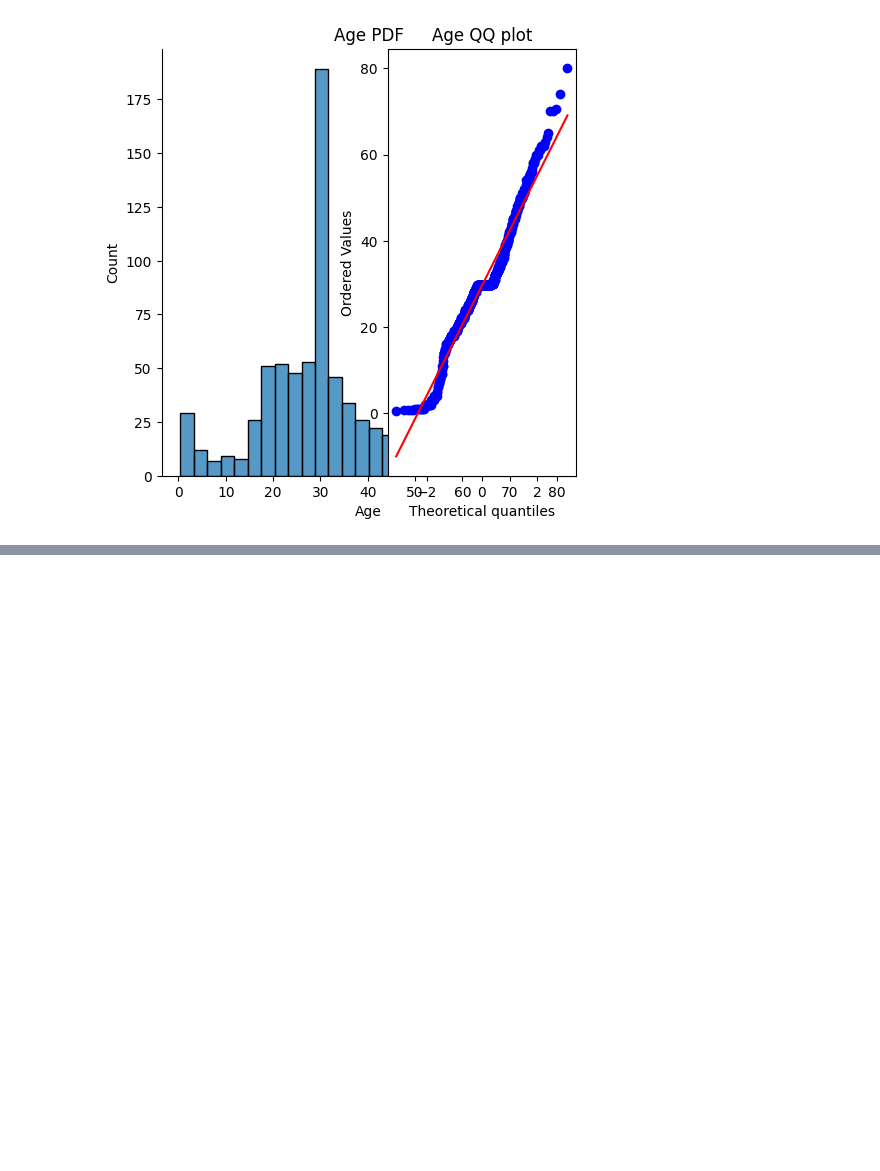
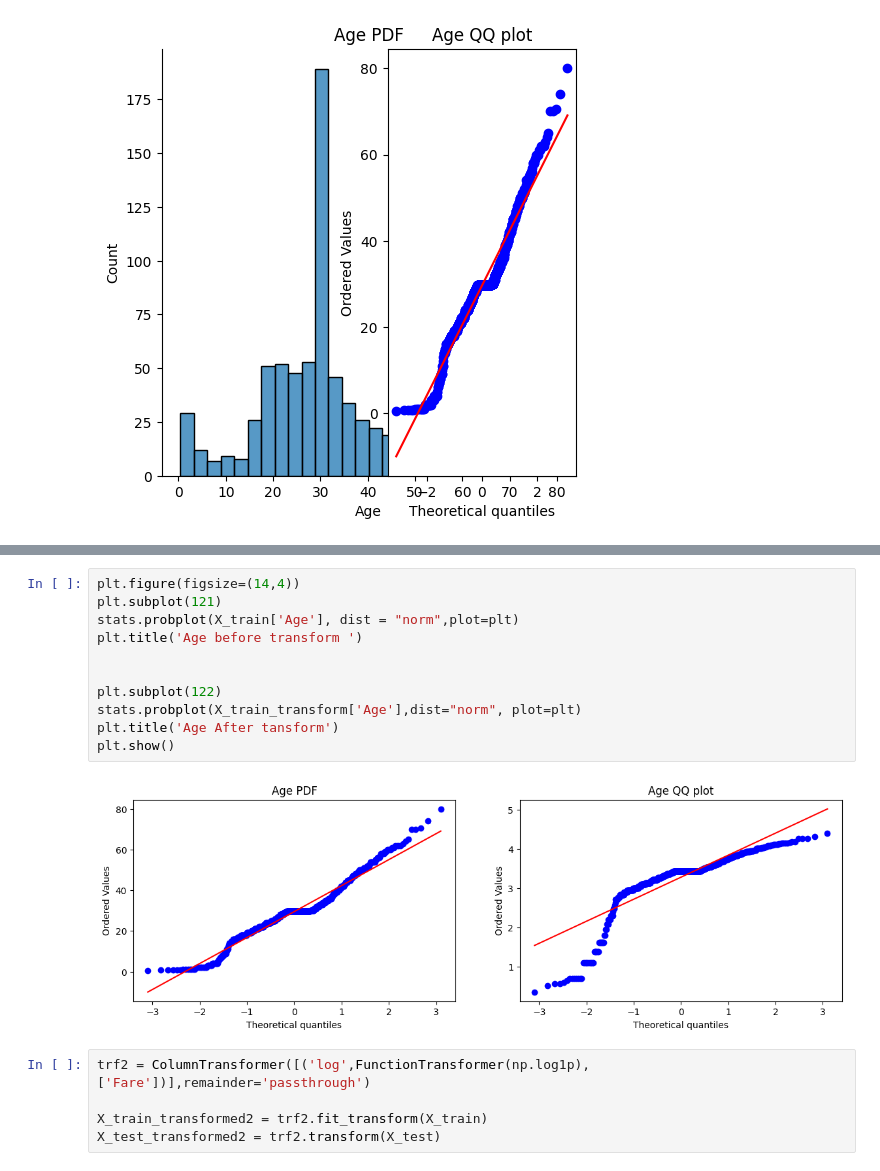
Before and after one commit to suddhu1/COESIS30Day, a Jupyter notebook: DAY_1/Function_transformer.ipynb, the cells around one changed output, grey strips where cells are left out. Drawn from its saved outputs; the diff is of its cells as text; blank space fills up the shorter version.

```diff
--- a/DAY_1/Function_transformer.ipynb
+++ b/DAY_1/Function_transformer.ipynb
@@ -58,0 +136,18 @@ plt.show()
+# %%
+plt.figure(figsize=(14,4))
+plt.subplot(121)
+stats.probplot(X_train['Age'], dist = "norm",plot=plt)
+plt.title('Age before transform ')
+
+
+plt.subplot(122)
+stats.probplot(X_train_transform['Age'],dist="norm", plot=plt)
+plt.title('Age After tansform')
+plt.show()
+# %% [output]
+[figure, added]
+# %%
+trf2 = ColumnTransformer([('log',FunctionTransformer(np.log1p),['Fare'])],remainder='passthrough')
+
+X_train_transformed2 = trf2.fit_transform(X_train)
+X_test_transformed2 = trf2.transform(X_test)
```
Also changed, not shown: parts of 14 cells of this notebook.
